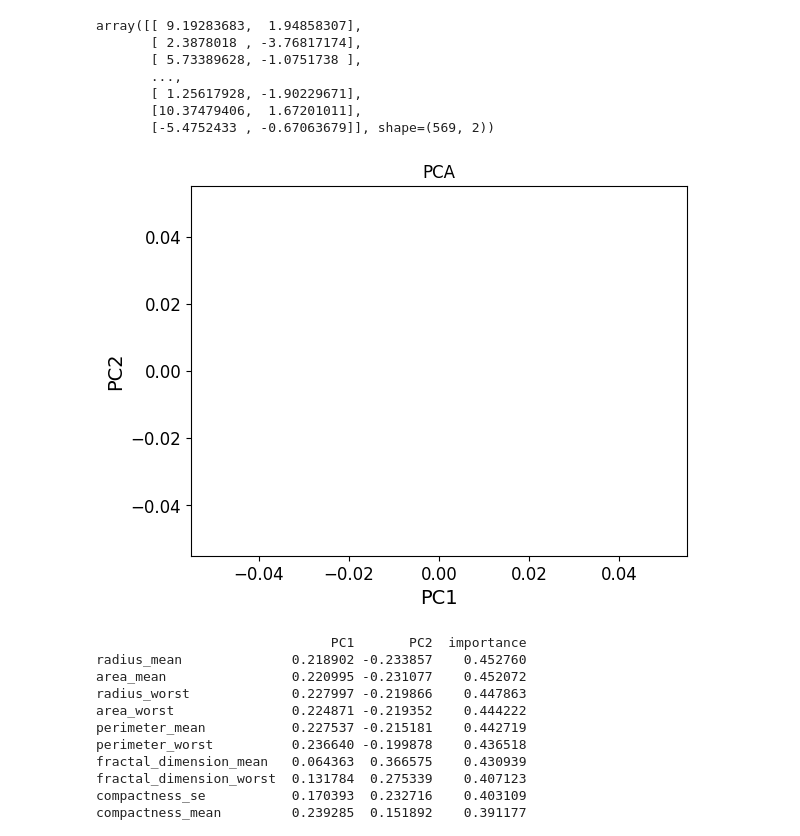
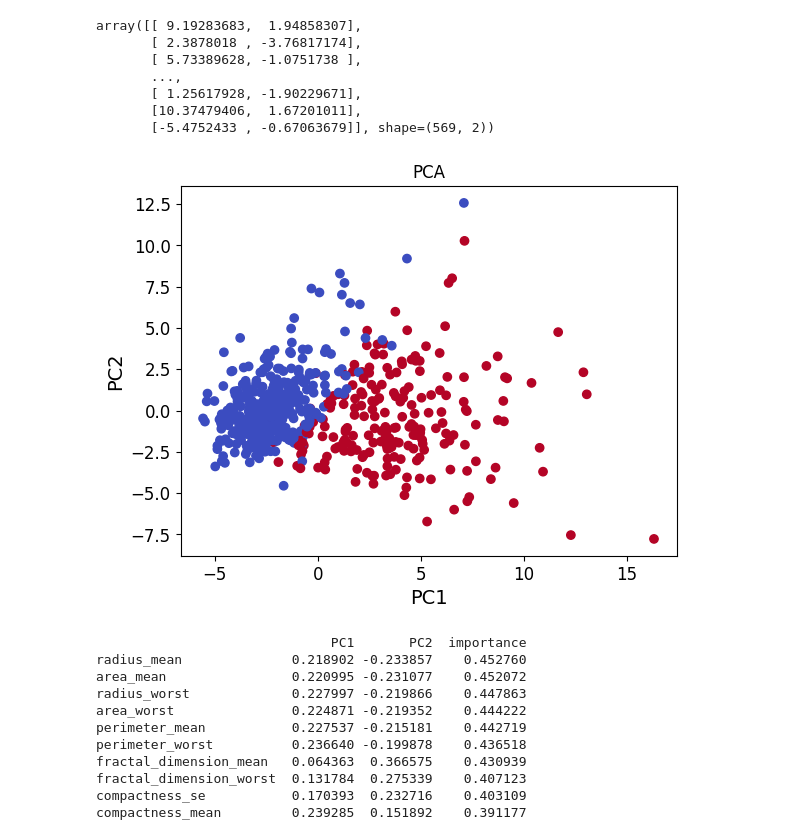
Before and after one commit to gabrielcannes/desafio-tecnico-fase1, a Jupyter notebook: main.ipynb, the cells around one changed output. Cells and saved outputs as stored; diff of their text form; code cells hidden in the pictures.

```diff
--- a/main.ipynb
+++ b/main.ipynb
@@ -759,16 +759,16 @@ array([[ 9.19283683,  1.94858307],
        [10.37479406,  1.67201011],
        [-5.4752433 , -0.67063679]], shape=(569, 2))
 # %%
-y_numeric = y.map({'M': 1, 'B': 0})
+
 
 plt.figure()
-plt.scatter(X_pca[:,0], X_pca[:,1], c=y_numeric, cmap='coolwarm')
+plt.scatter(X_pca[:,0], X_pca[:,1], c=Y, cmap='coolwarm')
 plt.xlabel('PC1')
 plt.ylabel('PC2')
 plt.title('PCA')
 plt.show()
 # %% [output]
-[figure, old version]
+[figure, new version]
 # %%
 import numpy as np
 
```
Also changed, not shown: parts of 4 cells of this notebook, 2 other files.
